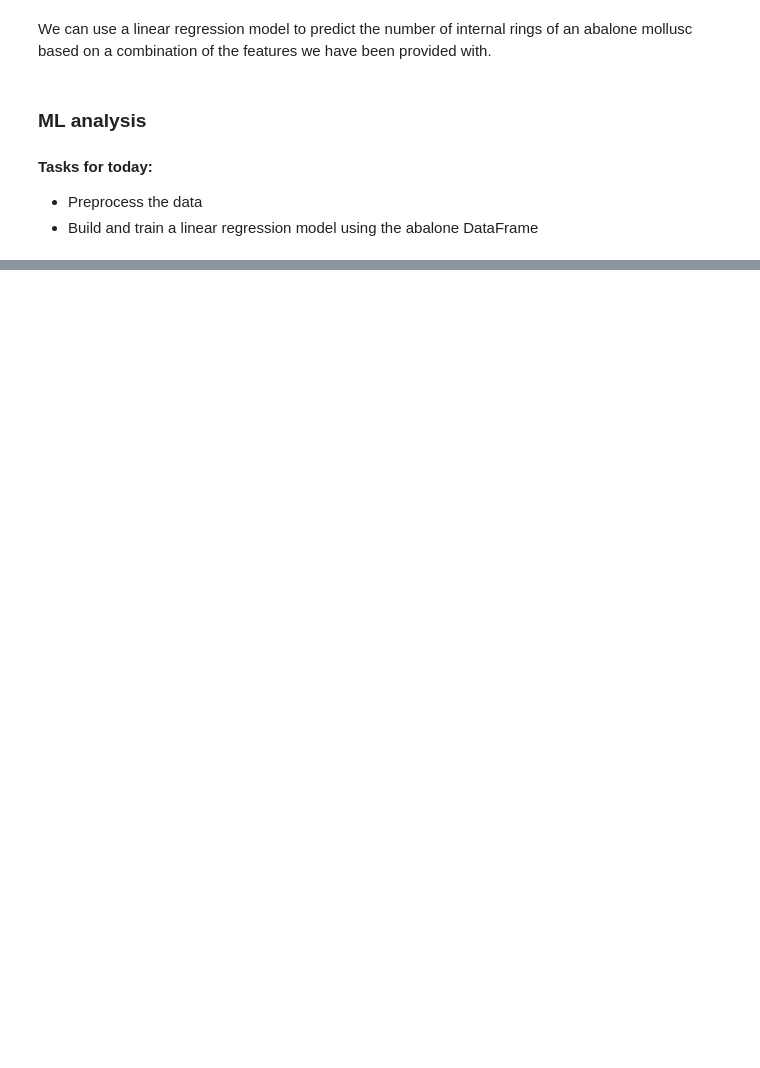
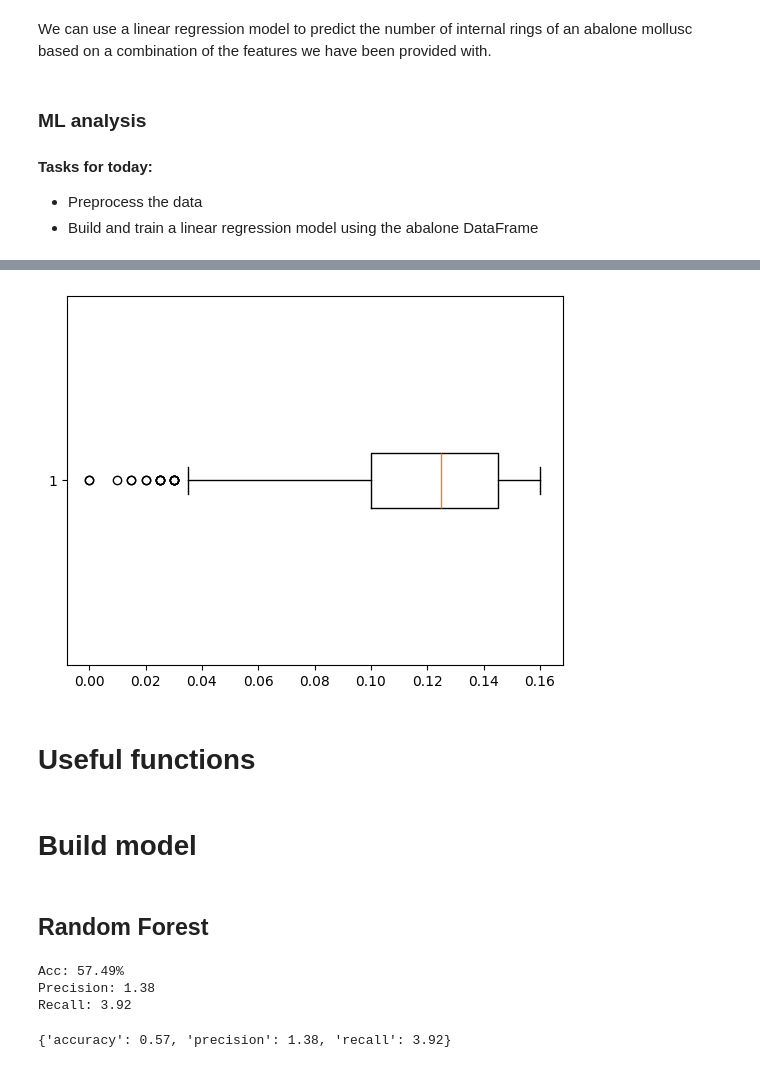
Before and after one commit to ChrisSoderberg-ONS/mss-rap-project, a Jupyter notebook: Notebooks/exploratory_analysis.ipynb, the cells around one changed output, grey strips where cells are left out. Cells and saved outputs as stored; diff of their text form; code cells hidden in the pictures; blank space fills up the shorter version.

```diff
--- a/Notebooks/exploratory_analysis.ipynb
+++ b/Notebooks/exploratory_analysis.ipynb
@@ -69,0 +135,11 @@ We can use a linear regression model to predict the number of internal rings of
+# %%
+# drop the top 25% of the height from the dataset
+
+height_75_percentile = df['Height'].quantile(0.75)
+df = df[df['Height'] < height_75_percentile]
+plt.boxplot(df['Height'], vert=False)
+plt.show();
+# %% [output]
+[figure, added]
+# %% [markdown]
+# Useful functions
@@ -69,0 +168,38 @@ We can use a linear regression model to predict the number of internal rings of
+# %% [markdown]
+# Build model
+# %% [markdown]
+## Random Forest
+# %%
+from sklearn.ensemble import RandomForestRegressor
+
+np.random.seed(42)
+
+# Shuffle the data
+df_shuffled = df.sample(frac=1)
+
+# Split into X and y
+X = df_shuffled.drop("Rings", axis=1)
+y = df_shuffled["Rings"]
+
+# Split the data into train, validation and test sets
+train_split = round(0.7 * len(df_shuffled)) # 70% of data
+valid_split = round(train_split + 0.15 * len(df_shuffled)) # 15% of data
+X_train, y_train = X[:train_split], y[:train_split]
+X_valid, y_valid = X[train_split:valid_split], y[train_split:valid_split]
+X_test, y_test = X[valid_split:], y[valid_split:]
+
+
+rf = RandomForestRegressor()
+rf.fit(X_train, y_train)
+
+# Make baseline predictions
+y_preds = rf.predict(X_valid)
+
+# Evaluate the regressor on validation set
+baseline_metrics = evaluate_preds(y_valid, y_preds)
+baseline_metrics
+# %% [output]
+Acc: 57.49%
+Precision: 1.38
+Recall: 3.92
+{'accuracy': 0.57, 'precision': 1.38, 'recall': 3.92}
```
Also changed, not shown: parts of 7 cells of this notebook.
